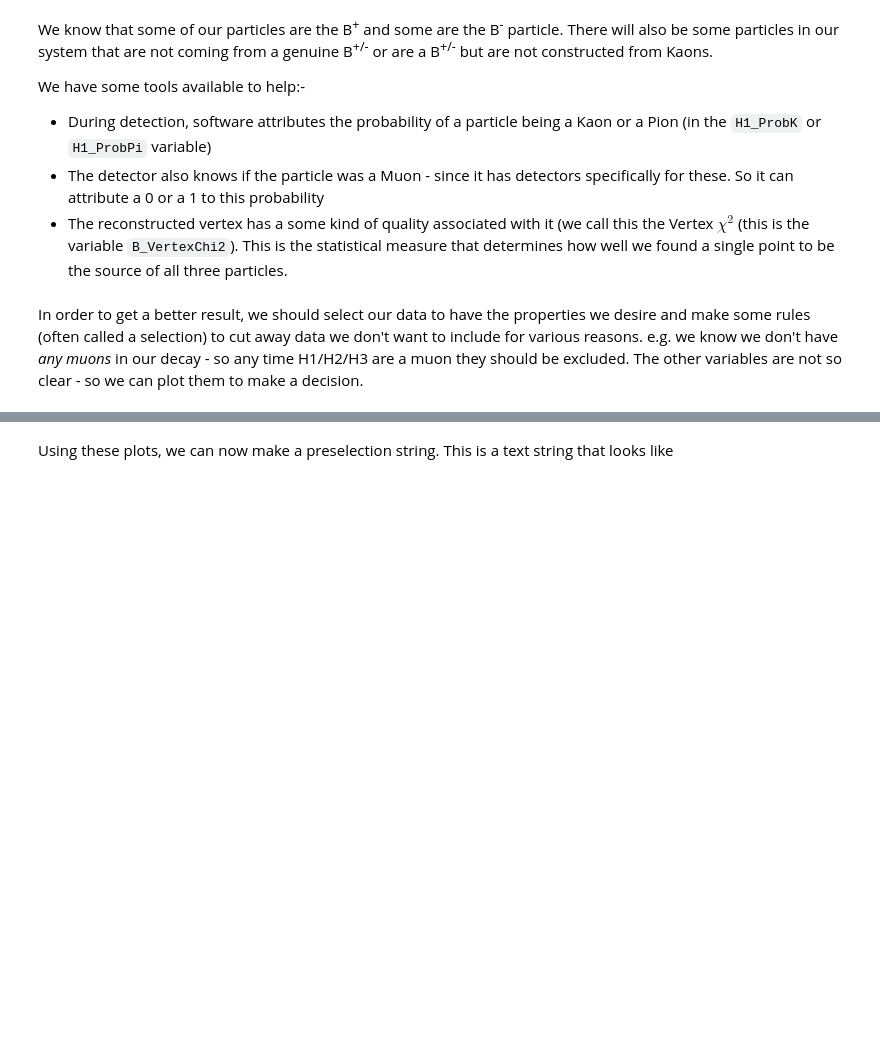
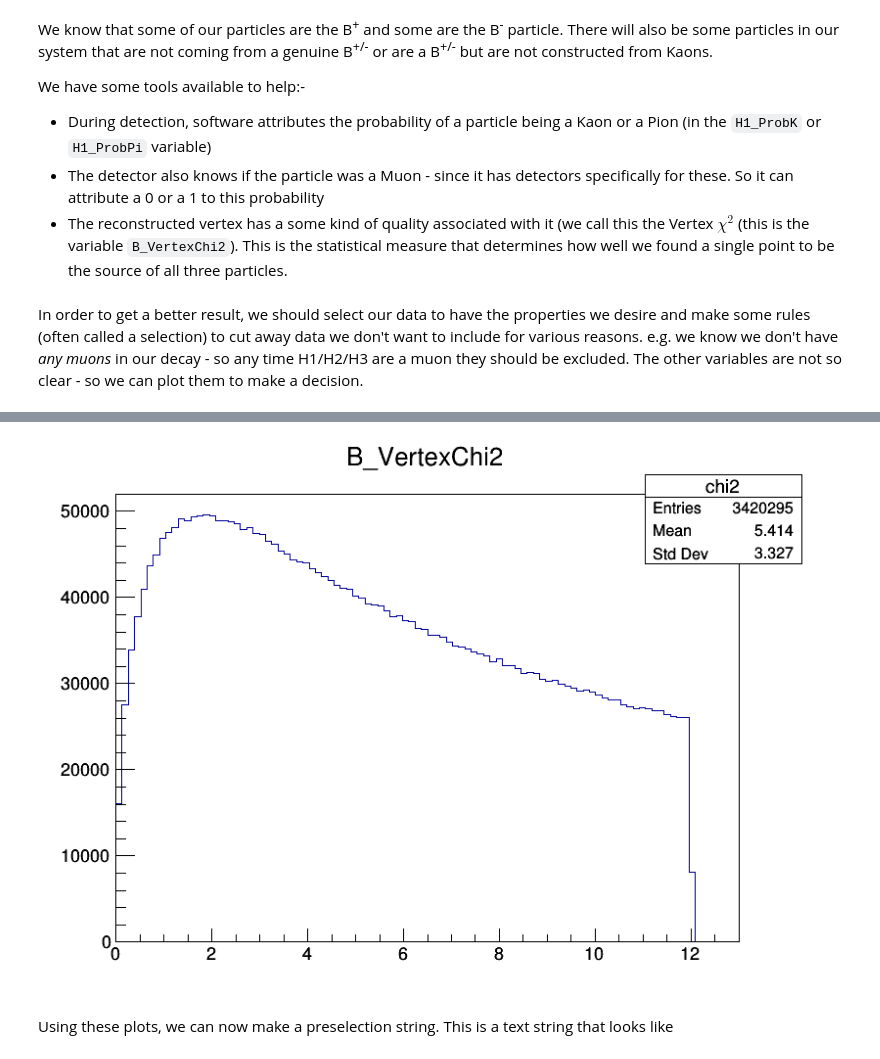
Before and after one commit to xspronken/bigdataW1, a Jupyter notebook: LHCb_.ipynb, the cells around one changed output, grey strips where cells are left out. Drawn from its saved outputs; the diff is of its cells as text; code cells hidden in the pictures; blank space fills up the shorter version.

```diff
--- a/LHCb_.ipynb
+++ b/LHCb_.ipynb
@@ -304,0 +339,7 @@ c.Draw()
+# %%
+#For all our particles, make a plot of the B_VertexChi2
+c = ROOT.TCanvas("probCanvas","Pi probabilities",800,600)
+
+tree.Draw("B_VertexChi2>>chi2(100,0,13)")
+c.Draw()
+# %% [output]
@@ -305,3 +347,4 @@ c.Draw()
+[figure, added]
 # %% [markdown]
 Using these plots, we can now make a preselection string. This is a text string that looks like
 # %%
```
Also changed, not shown: parts of 4 cells of this notebook.
